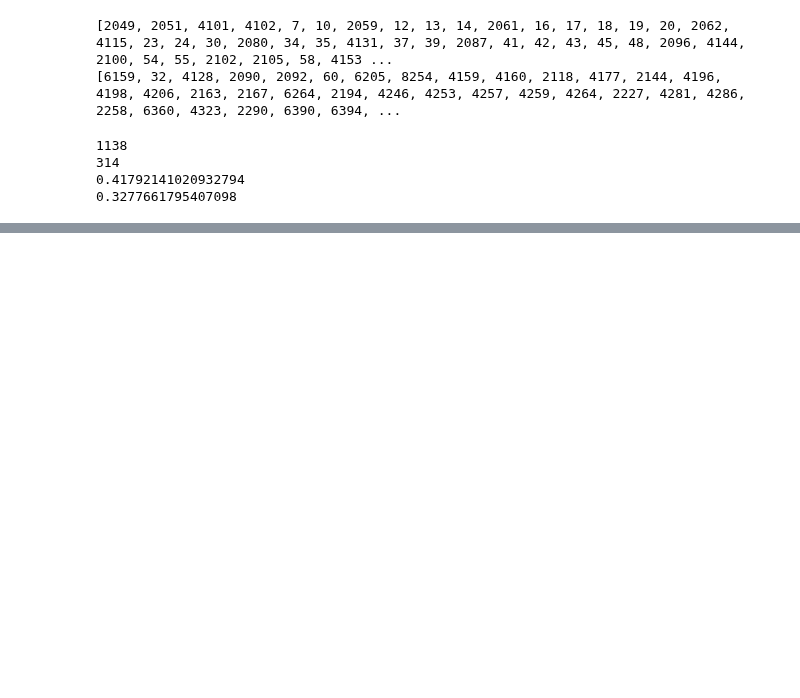
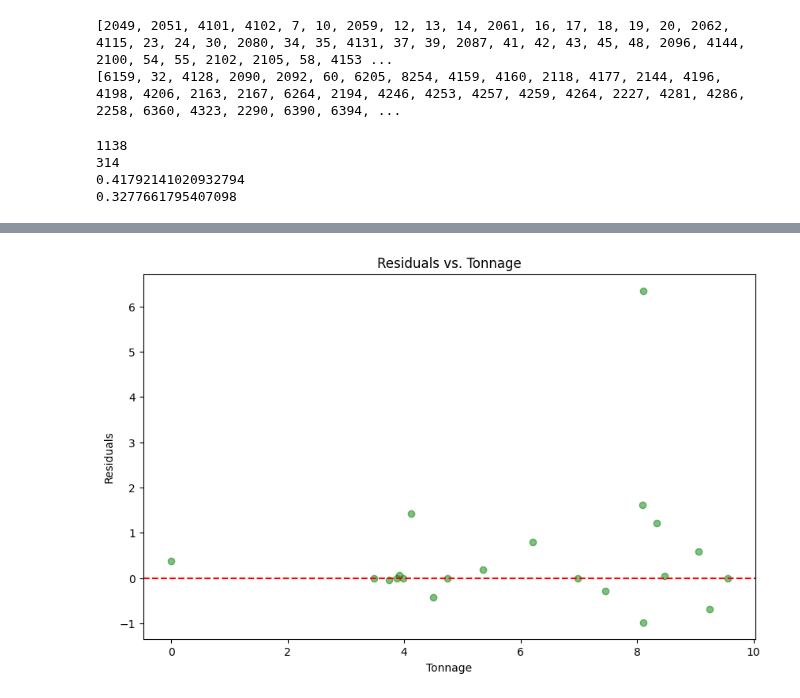
Before and after one commit to jli615/dtxwalmart, a Jupyter notebook: splitting.ipynb, the cells around one changed output, grey strips where cells are left out. Saved outputs shown, nothing was run; the diff lists cells and outputs as text; code cells hidden in the pictures; blank space fills up the shorter version.

```diff
--- a/splitting.ipynb
+++ b/splitting.ipynb
@@ -487,0 +506,4 @@ print(total_percent_non_superstores_remaining)
+# %%
+model_superstore_df = model_df.loc[model_df['Location ID'] == 2049]
+model_superstore_df = model_superstore_df.dropna()
+model_superstore_df
@@ -487,0 +624,11 @@ print(total_percent_non_superstores_remaining)
+# %%
+# Example: Plotting residuals against a feature 'Tonnage'
+plt.figure(figsize=(10, 6))
+plt.scatter(X_test_super['Tonnage'], residuals, color='green', alpha=0.5)
+plt.axhline(y=0, color='r', linestyle='--')
+plt.title('Residuals vs. Tonnage')
+plt.xlabel('Tonnage')
+plt.ylabel('Residuals')
+plt.show()
+# %% [output]
+[figure, added]
```
Also changed, not shown: parts of 12 cells of this notebook.
